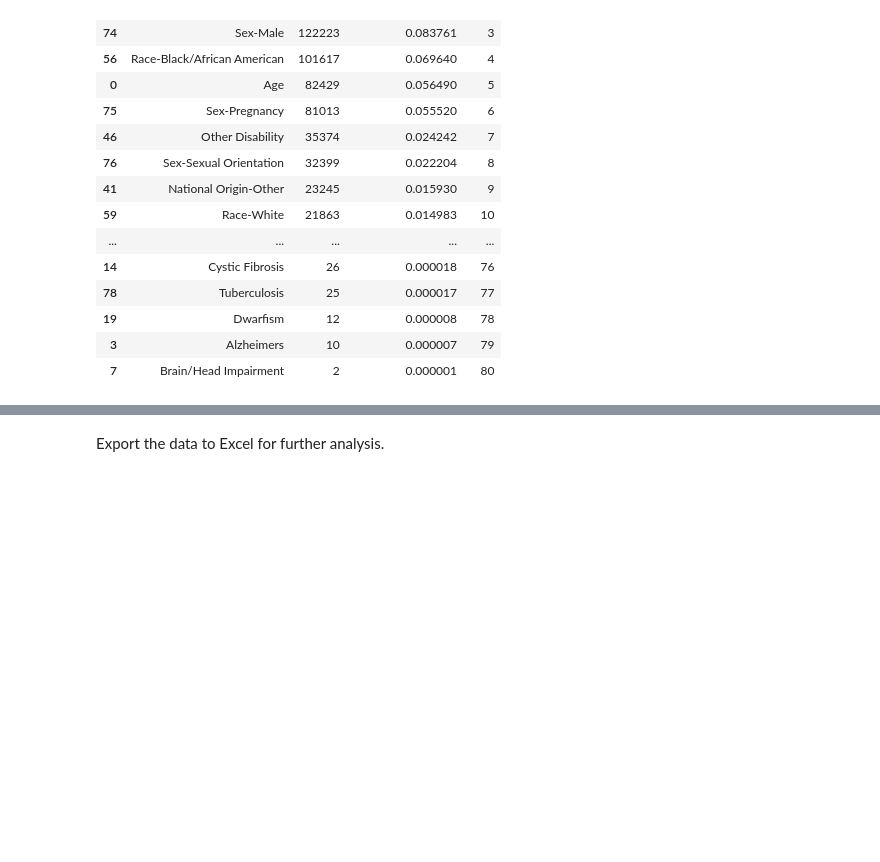
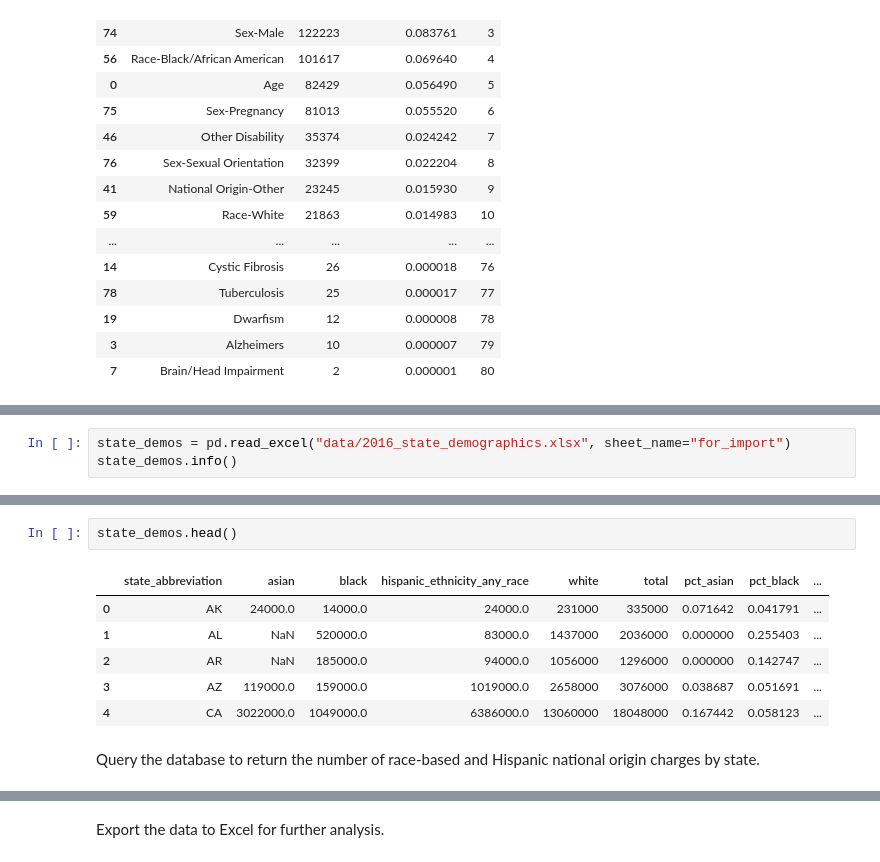
Before and after one commit to PublicI/employment-discrimination, a Jupyter notebook: employment-discrimination.ipynb, the cells around one changed output, grey strips where cells are left out. Cells and saved outputs as stored; diff of their text form; blank space fills up the shorter version.

```diff
--- a/employment-discrimination.ipynb
+++ b/employment-discrimination.ipynb
@@ -477,0 +482,3 @@ gender_discrimination_bases.sort_values("percent_of_charges", ascending=False)
+# %%
+state_demos = pd.read_excel("data/2016_state_demographics.xlsx", sheet_name="for_import")
+state_demos.info()
@@ -477,0 +501,11 @@ gender_discrimination_bases.sort_values("percent_of_charges", ascending=False)
+# %%
+state_demos.head()
+# %% [output]
+|  | state_abbreviation | asian | black | hispanic_ethnicity_any_race | white | total | pct_asian | pct_black | ... |
+| 0 | AK | 24000.0 | 14000.0 | 24000.0 | 231000 | 335000 | 0.071642 | 0.041791 | ... |
+| 1 | AL | NaN | 520000.0 | 83000.0 | 1437000 | 2036000 | 0.000000 | 0.255403 | ... |
+| 2 | AR | NaN | 185000.0 | 94000.0 | 1056000 | 1296000 | 0.000000 | 0.142747 | ... |
+| 3 | AZ | 119000.0 | 159000.0 | 1019000.0 | 2658000 | 3076000 | 0.038687 | 0.051691 | ... |
+| 4 | CA | 3022000.0 | 1049000.0 | 6386000.0 | 13060000 | 18048000 | 0.167442 | 0.058123 | ... |
+# %% [markdown]
+Query the database to return the number of race-based and Hispanic national origin charges by state.
```
Also changed, not shown: parts of 19 cells of this notebook.
